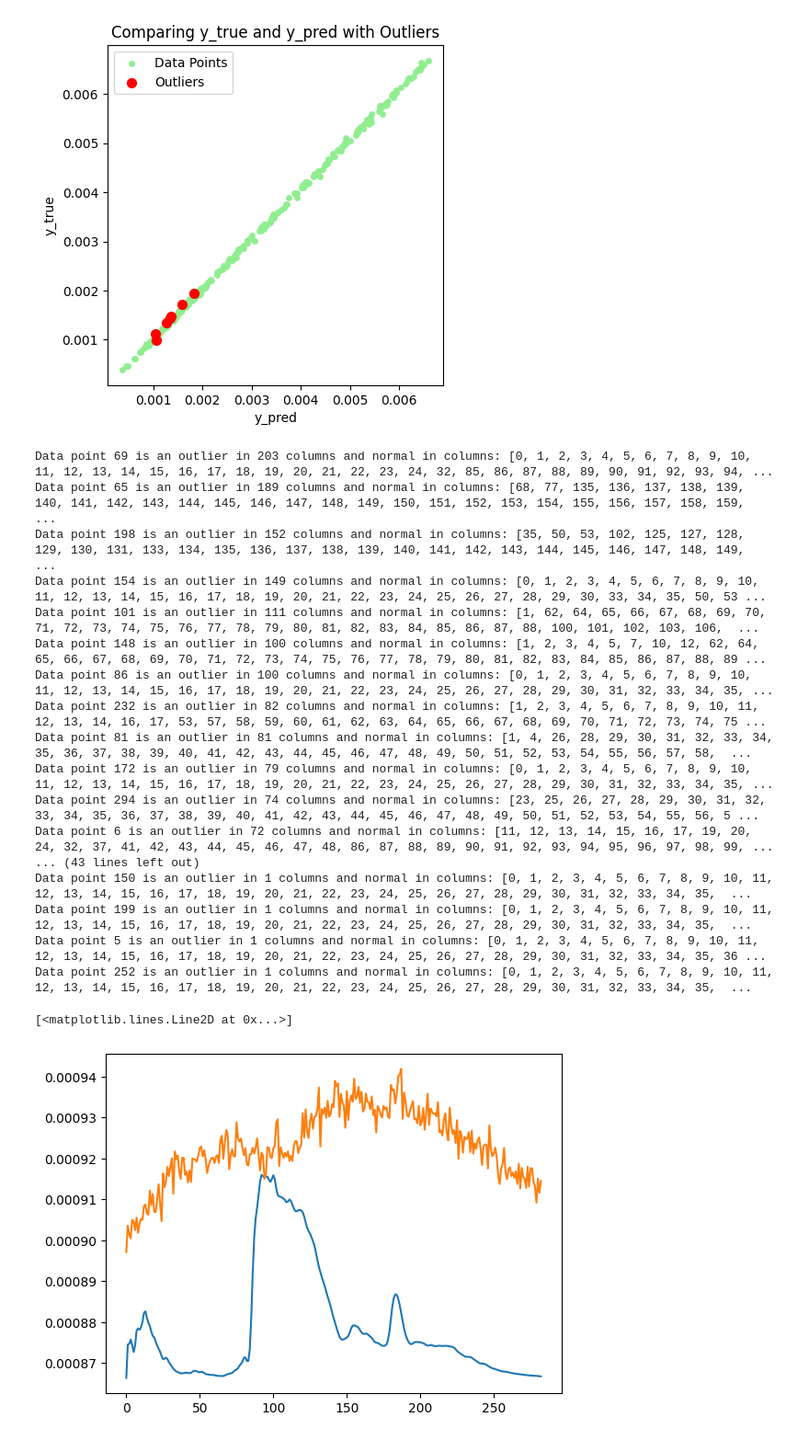
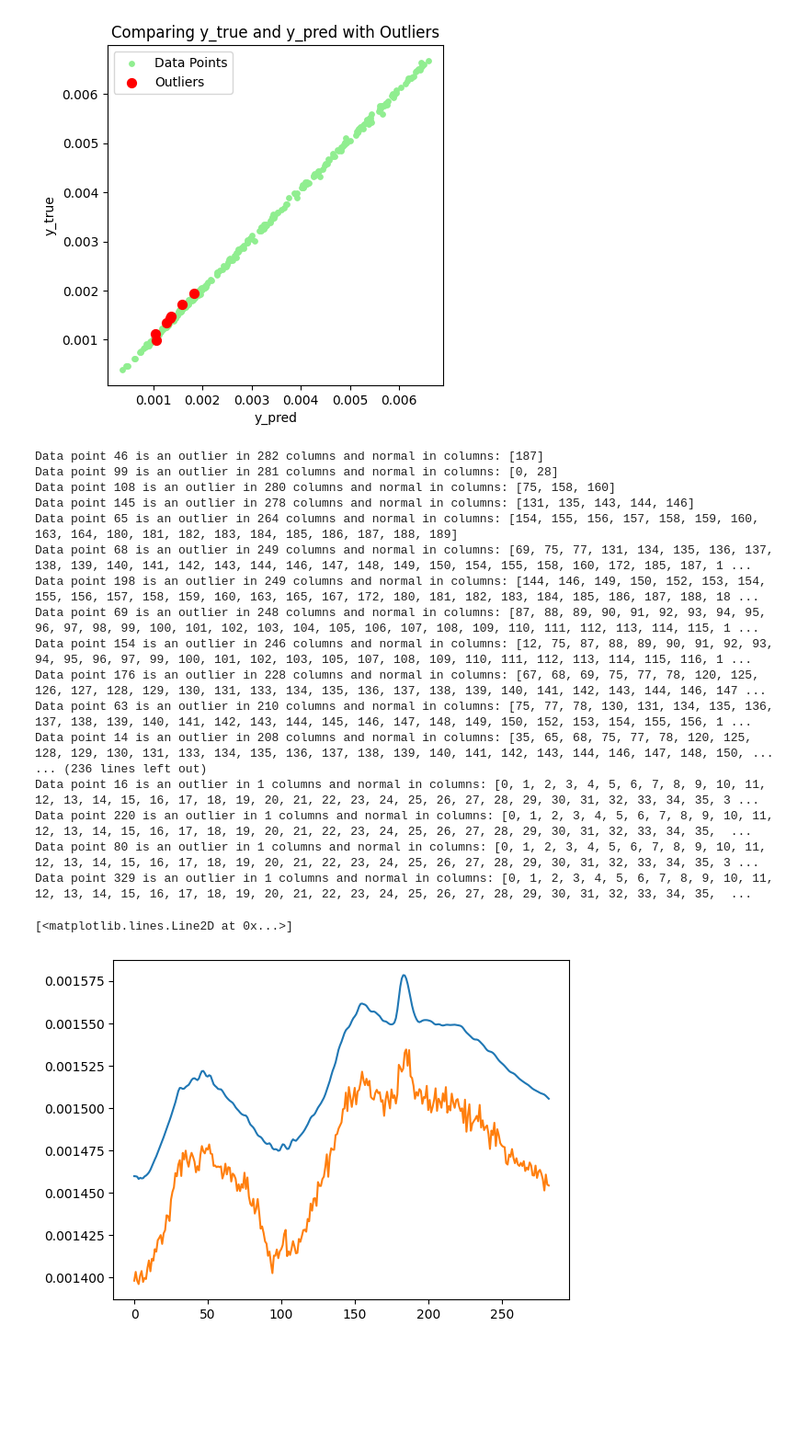
Before and after one commit to mmletgo/NeurIPS_2024, a Jupyter notebook: predict_new_with_sigma.ipynb, the cells around one changed output. Shown at 92% size. Saved outputs shown, nothing was run; the diff lists cells and outputs as text; code cells hidden in the pictures; blank space fills up the shorter version.

```diff
--- a/predict_new_with_sigma.ipynb
+++ b/predict_new_with_sigma.ipynb
@@ -293,7 +293,7 @@ from collections import Counter, defaultdict
 
 # 假设 predict_targets 和 targets 是 numpy 数组
 num_cols = all_predictions.shape[1]
-threshold = 2
+threshold = 1
 outlier_counts = Counter()
 normal_columns = defaultdict(list)
 
@@ -319,27 +319,27 @@ for outlier, count in sorted_outliers:
         f"Data point {outlier} is an outlier in {count} columns and normal in columns: {normal_cols}"
     )
 # %% [output]
-Data point 69 is an outlier in 203 columns and normal in columns: [0, 1, 2, 3, 4, 5, 6, 7, 8, 9, 10, 11, 12, 13, 14, 15, 16, 17, 18, 19, 20, 21, 22, 23, 24, 32, 85, 86, 87, 88, 89, 90, 91, 92, 93, 94, ...
-Data point 65 is an outlier in 189 columns and normal in columns: [68, 77, 135, 136, 137, 138, 139, 140, 141, 142, 143, 144, 145, 146, 147, 148, 149, 150, 151, 152, 153, 154, 155, 156, 157, 158, 159,  ...
-Data point 198 is an outlier in 152 columns and normal in columns: [35, 50, 53, 102, 125, 127, 128, 129, 130, 131, 133, 134, 135, 136, 137, 138, 139, 140, 141, 142, 143, 144, 145, 146, 147, 148, 149,  ...
-Data point 154 is an outlier in 149 columns and normal in columns: [0, 1, 2, 3, 4, 5, 6, 7, 8, 9, 10, 11, 12, 13, 14, 15, 16, 17, 18, 19, 20, 21, 22, 23, 24, 25, 26, 27, 28, 29, 30, 33, 34, 35, 50, 53 ...
-Data point 101 is an outlier in 111 columns and normal in columns: [1, 62, 64, 65, 66, 67, 68, 69, 70, 71, 72, 73, 74, 75, 76, 77, 78, 79, 80, 81, 82, 83, 84, 85, 86, 87, 88, 100, 101, 102, 103, 106,  ...
-Data point 148 is an outlier in 100 columns and normal in columns: [1, 2, 3, 4, 5, 7, 10, 12, 62, 64, 65, 66, 67, 68, 69, 70, 71, 72, 73, 74, 75, 76, 77, 78, 79, 80, 81, 82, 83, 84, 85, 86, 87, 88, 89 ...
-Data point 86 is an outlier in 100 columns and normal in columns: [0, 1, 2, 3, 4, 5, 6, 7, 8, 9, 10, 11, 12, 13, 14, 15, 16, 17, 18, 19, 20, 21, 22, 23, 24, 25, 26, 27, 28, 29, 30, 31, 32, 33, 34, 35, ...
-Data point 232 is an outlier in 82 columns and normal in columns: [1, 2, 3, 4, 5, 6, 7, 8, 9, 10, 11, 12, 13, 14, 16, 17, 53, 57, 58, 59, 60, 61, 62, 63, 64, 65, 66, 67, 68, 69, 70, 71, 72, 73, 74, 75 ...
-Data point 81 is an outlier in 81 columns and normal in columns: [1, 4, 26, 28, 29, 30, 31, 32, 33, 34, 35, 36, 37, 38, 39, 40, 41, 42, 43, 44, 45, 46, 47, 48, 49, 50, 51, 52, 53, 54, 55, 56, 57, 58,  ...
-Data point 172 is an outlier in 79 columns and normal in columns: [0, 1, 2, 3, 4, 5, 6, 7, 8, 9, 10, 11, 12, 13, 14, 15, 16, 17, 18, 19, 20, 21, 22, 23, 24, 25, 26, 27, 28, 29, 30, 31, 32, 33, 34, 35, ...
-Data point 294 is an outlier in 74 columns and normal in columns: [23, 25, 26, 27, 28, 29, 30, 31, 32, 33, 34, 35, 36, 37, 38, 39, 40, 41, 42, 43, 44, 45, 46, 47, 48, 49, 50, 51, 52, 53, 54, 55, 56, 5 ...
-Data point 6 is an outlier in 72 columns and normal in columns: [11, 12, 13, 14, 15, 16, 17, 19, 20, 24, 32, 37, 41, 42, 43, 44, 45, 46, 47, 48, 86, 87, 88, 89, 90, 91, 92, 93, 94, 95, 96, 97, 98, 99, ...
-... (43 lines left out)
-Data point 150 is an outlier in 1 columns and normal in columns: [0, 1, 2, 3, 4, 5, 6, 7, 8, 9, 10, 11, 12, 13, 14, 15, 16, 17, 18, 19, 20, 21, 22, 23, 24, 25, 26, 27, 28, 29, 30, 31, 32, 33, 34, 35,  ...
-Data point 199 is an outlier in 1 columns and normal in columns: [0, 1, 2, 3, 4, 5, 6, 7, 8, 9, 10, 11, 12, 13, 14, 15, 16, 17, 18, 19, 20, 21, 22, 23, 24, 25, 26, 27, 28, 29, 30, 31, 32, 33, 34, 35,  ...
-Data point 5 is an outlier in 1 columns and normal in columns: [0, 1, 2, 3, 4, 5, 6, 7, 8, 9, 10, 11, 12, 13, 14, 15, 16, 17, 18, 19, 20, 21, 22, 23, 24, 25, 26, 27, 28, 29, 30, 31, 32, 33, 34, 35, 36 ...
-Data point 252 is an outlier in 1 columns and normal in columns: [0, 1, 2, 3, 4, 5, 6, 7, 8, 9, 10, 11, 12, 13, 14, 15, 16, 17, 18, 19, 20, 21, 22, 23, 24, 25, 26, 27, 28, 29, 30, 31, 32, 33, 34, 35,  ...
+Data point 46 is an outlier in 282 columns and normal in columns: [187]
+Data point 99 is an outlier in 281 columns and normal in columns: [0, 28]
+Data point 108 is an outlier in 280 columns and normal in columns: [75, 158, 160]
+Data point 145 is an outlier in 278 columns and normal in columns: [131, 135, 143, 144, 146]
+Data point 65 is an outlier in 264 columns and normal in columns: [154, 155, 156, 157, 158, 159, 160, 163, 164, 180, 181, 182, 183, 184, 185, 186, 187, 188, 189]
+Data point 68 is an outlier in 249 columns and normal in columns: [69, 75, 77, 131, 134, 135, 136, 137, 138, 139, 140, 141, 142, 143, 144, 146, 147, 148, 149, 150, 154, 155, 158, 160, 172, 185, 187, 1 ...
+Data point 198 is an outlier in 249 columns and normal in columns: [144, 146, 149, 150, 152, 153, 154, 155, 156, 157, 158, 159, 160, 163, 165, 167, 172, 180, 181, 182, 183, 184, 185, 186, 187, 188, 18 ...
+Data point 69 is an outlier in 248 columns and normal in columns: [87, 88, 89, 90, 91, 92, 93, 94, 95, 96, 97, 98, 99, 100, 101, 102, 103, 104, 105, 106, 107, 108, 109, 110, 111, 112, 113, 114, 115, 1 ...
+Data point 154 is an outlier in 246 columns and normal in columns: [12, 75, 87, 88, 89, 90, 91, 92, 93, 94, 95, 96, 97, 99, 100, 101, 102, 103, 105, 107, 108, 109, 110, 111, 112, 113, 114, 115, 116, 1 ...
+Data point 176 is an outlier in 228 columns and normal in columns: [67, 68, 69, 75, 77, 78, 120, 125, 126, 127, 128, 129, 130, 131, 133, 134, 135, 136, 137, 138, 139, 140, 141, 142, 143, 144, 146, 147 ...
+Data point 63 is an outlier in 210 columns and normal in columns: [75, 77, 78, 130, 131, 134, 135, 136, 137, 138, 139, 140, 141, 142, 143, 144, 145, 146, 147, 148, 149, 150, 152, 153, 154, 155, 156, 1 ...
+Data point 14 is an outlier in 208 columns and normal in columns: [35, 65, 68, 75, 77, 78, 120, 125, 128, 129, 130, 131, 133, 134, 135, 136, 137, 138, 139, 140, 141, 142, 143, 144, 146, 147, 148, 150, ...
+... (236 lines left out)
+Data point 16 is an outlier in 1 columns and normal in columns: [0, 1, 2, 3, 4, 5, 6, 7, 8, 9, 10, 11, 12, 13, 14, 15, 16, 17, 18, 19, 20, 21, 22, 23, 24, 25, 26, 27, 28, 29, 30, 31, 32, 33, 34, 35, 3 ...
+Data point 220 is an outlier in 1 columns and normal in columns: [0, 1, 2, 3, 4, 5, 6, 7, 8, 9, 10, 11, 12, 13, 14, 15, 16, 17, 18, 19, 20, 21, 22, 23, 24, 25, 26, 27, 28, 29, 30, 31, 32, 33, 34, 35,  ...
+Data point 80 is an outlier in 1 columns and normal in columns: [0, 1, 2, 3, 4, 5, 6, 7, 8, 9, 10, 11, 12, 13, 14, 15, 16, 17, 18, 19, 20, 21, 22, 23, 24, 25, 26, 27, 28, 29, 30, 31, 32, 33, 34, 35, 3 ...
+Data point 329 is an outlier in 1 columns and normal in columns: [0, 1, 2, 3, 4, 5, 6, 7, 8, 9, 10, 11, 12, 13, 14, 15, 16, 17, 18, 19, 20, 21, 22, 23, 24, 25, 26, 27, 28, 29, 30, 31, 32, 33, 34, 35,  ...
 # %%
-planet = 69
+planet = 46
 plt.plot(targets[planet, :])
 plt.plot(all_predictions[planet, :])
 # %% [output]
 [<matplotlib.lines.Line2D at 0x...>]
-[figure, old version]
+[figure, new version]
```
Also changed, not shown: parts of 1 cell of this notebook, 1 other file.
